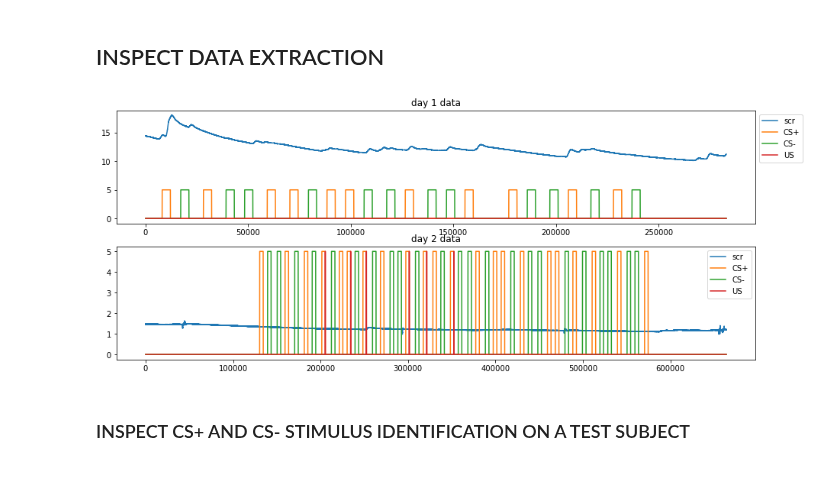
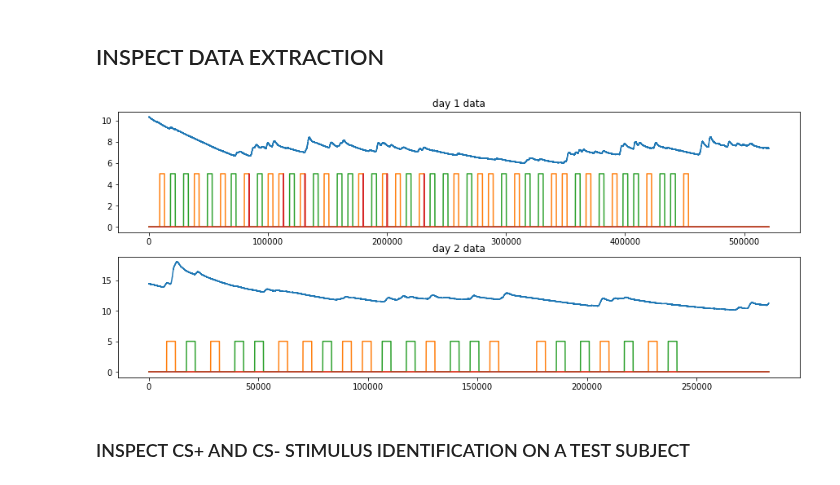
Before and after one commit to tzler/social_structure_learning, a Jupyter notebook: analysis/scr/validation_scr_analysis_functions.ipynb, the cells around one changed output. Cells and saved outputs as stored; diff of their text form; code cells hidden in the pictures.

Commit message:
updating data + analyses

```diff
--- a/analysis/scr/validation_scr_analysis_functions.ipynb
+++ b/analysis/scr/validation_scr_analysis_functions.ipynb
@@ -25,7 +25,8 @@ def loadData(path2data):
     """
 
     rawData = []
-    tmpFiles = os.listdir(path2data)[1:-1]
+    tmpFiles = os.listdir(path2data)[1:-1] ;
+    tmpFiles.sort()
     for iFile in range(0,10): #int(len(tmpFiles)/2)):
         if 's_' in tmpFiles[ iFile * 2 ]:
             print "loading data for",tmpFiles[iFile * 2][0:4]
@@ -42,7 +43,7 @@ def nonZero(x):
 # %%
 # LOAD DATA
 
-path2data = os.getcwd() + '/../data_physio_study1/'
+path2data = os.getcwd() + '/../scr/data_study_one'
 raw_data = loadData(path2data)
 # %% [output]
 loading data for s_01
@@ -60,14 +61,14 @@ loading data for s_10
 # %%
 i_subject = 0
 
 figure(figsize(15,6)); subplot(211);
 plot(raw_data[i_subject][0]); title('day 1 data')
-legend(['scr','CS+','CS-','US'],bbox_to_anchor=(1, 1))
+#legend(['scr','CS+','CS-','US'],bbox_to_anchor=(1, 1))
 
 subplot(212); plot(raw_data[i_subject][1]); title('\nday 2 data');
-legend(['scr','CS+','CS-','US'],bbox_to_anchor=(1, 1));
+# legend(['scr','CS+','CS-','US'],bbox_to_anchor=(1, 1));
 # %% [output]
-[figure, old version]
+[figure, new version]
 # %%
 def stimulus_markers(CS):
     """Generate list of timepoints for stimuli onset and offset."""
```
Also changed, not shown: parts of 3 cells of this notebook, 43 other files.
